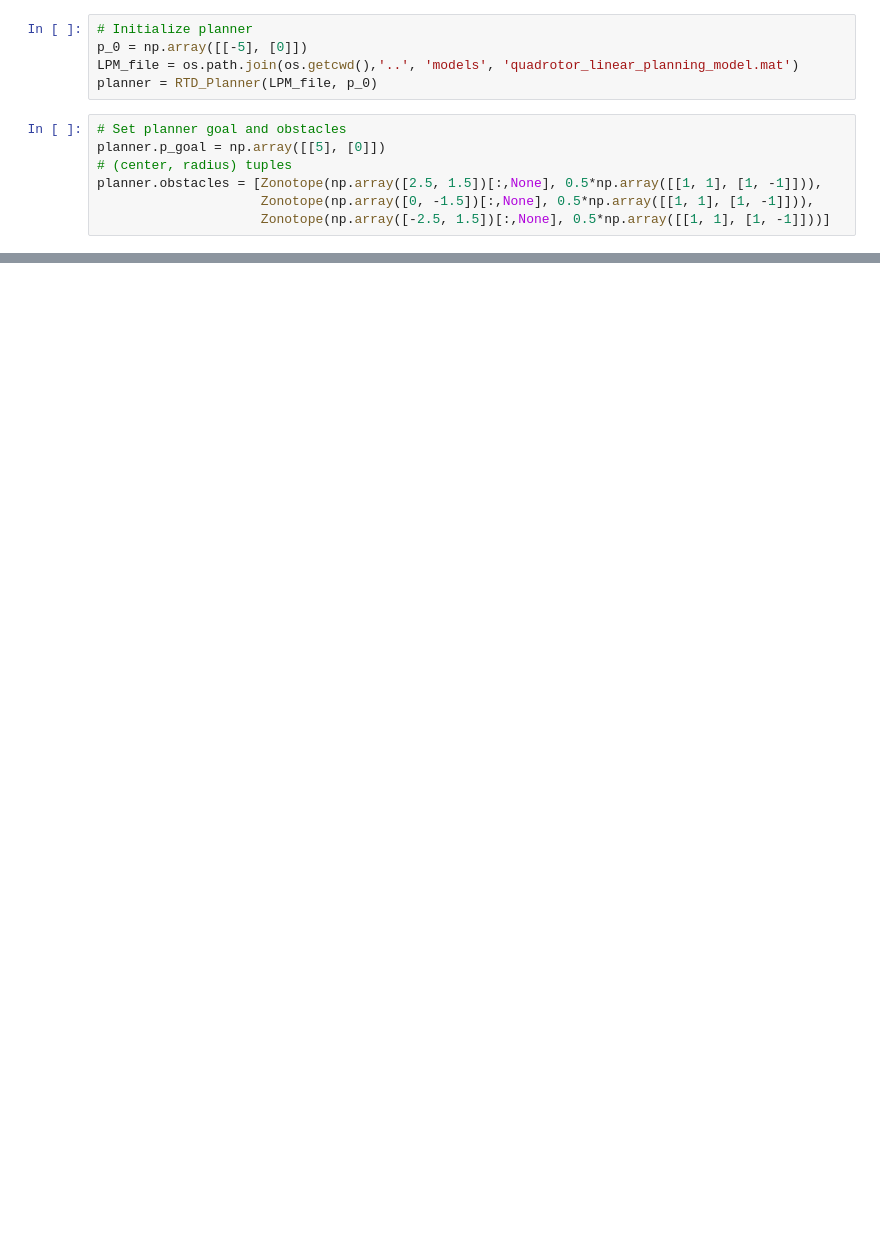
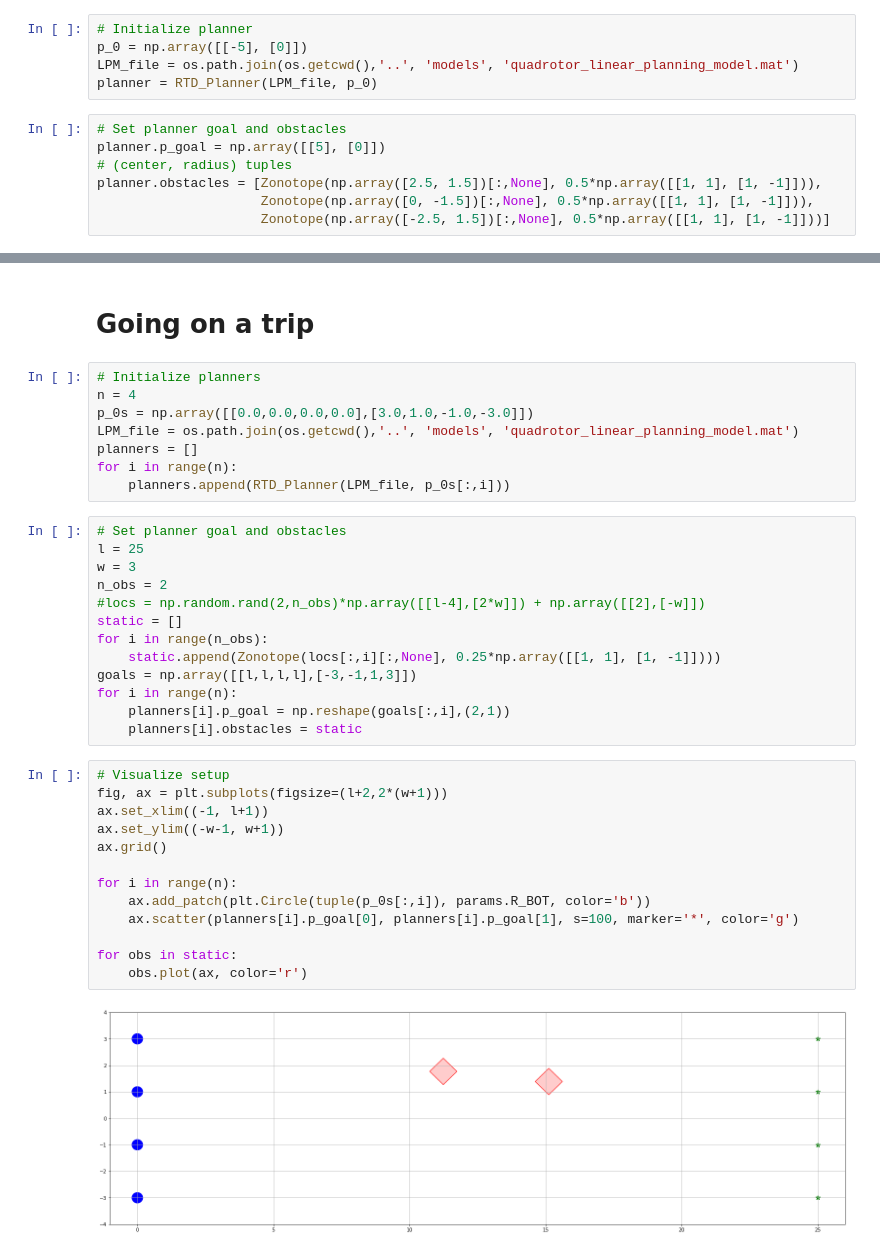
Before and after one commit to adamdai/multirobot-planning, a Jupyter notebook: notebooks/rtd_planning_sim.ipynb, the cells around one changed output, grey strips where cells are left out. Drawn from its saved outputs; the diff is of its cells as text; blank space fills up the shorter version.

```diff
--- a/notebooks/rtd_planning_sim.ipynb
+++ b/notebooks/rtd_planning_sim.ipynb
@@ -112,0 +347,38 @@ plt.show()
+# %% [markdown]
+# Going on a trip
+# %%
+# Initialize planners
+n = 4
+p_0s = np.array([[0.0,0.0,0.0,0.0],[3.0,1.0,-1.0,-3.0]])
+LPM_file = os.path.join(os.getcwd(),'..', 'models', 'quadrotor_linear_planning_model.mat')
+planners = []
+for i in range(n):
+    planners.append(RTD_Planner(LPM_file, p_0s[:,i]))
+# %%
+# Set planner goal and obstacles
+l = 25
+w = 3
+n_obs = 2
+#locs = np.random.rand(2,n_obs)*np.array([[l-4],[2*w]]) + np.array([[2],[-w]])
+static = []
+for i in range(n_obs):
+    static.append(Zonotope(locs[:,i][:,None], 0.25*np.array([[1, 1], [1, -1]])))
+goals = np.array([[l,l,l,l],[-3,-1,1,3]])
+for i in range(n):
+    planners[i].p_goal = np.reshape(goals[:,i],(2,1))
+    planners[i].obstacles = static
+# %%
+# Visualize setup
+fig, ax = plt.subplots(figsize=(l+2,2*(w+1)))
+ax.set_xlim((-1, l+1))
+ax.set_ylim((-w-1, w+1))
+ax.grid()
+
+for i in range(n):
+    ax.add_patch(plt.Circle(tuple(p_0s[:,i]), params.R_BOT, color='b'))
+    ax.scatter(planners[i].p_goal[0], planners[i].p_goal[1], s=100, marker='*', color='g')
+
+for obs in static:
+    obs.plot(ax, color='r')
+# %% [output]
+[figure, added]
```
Also changed, not shown: parts of 24 cells of this notebook, 9 other files.
